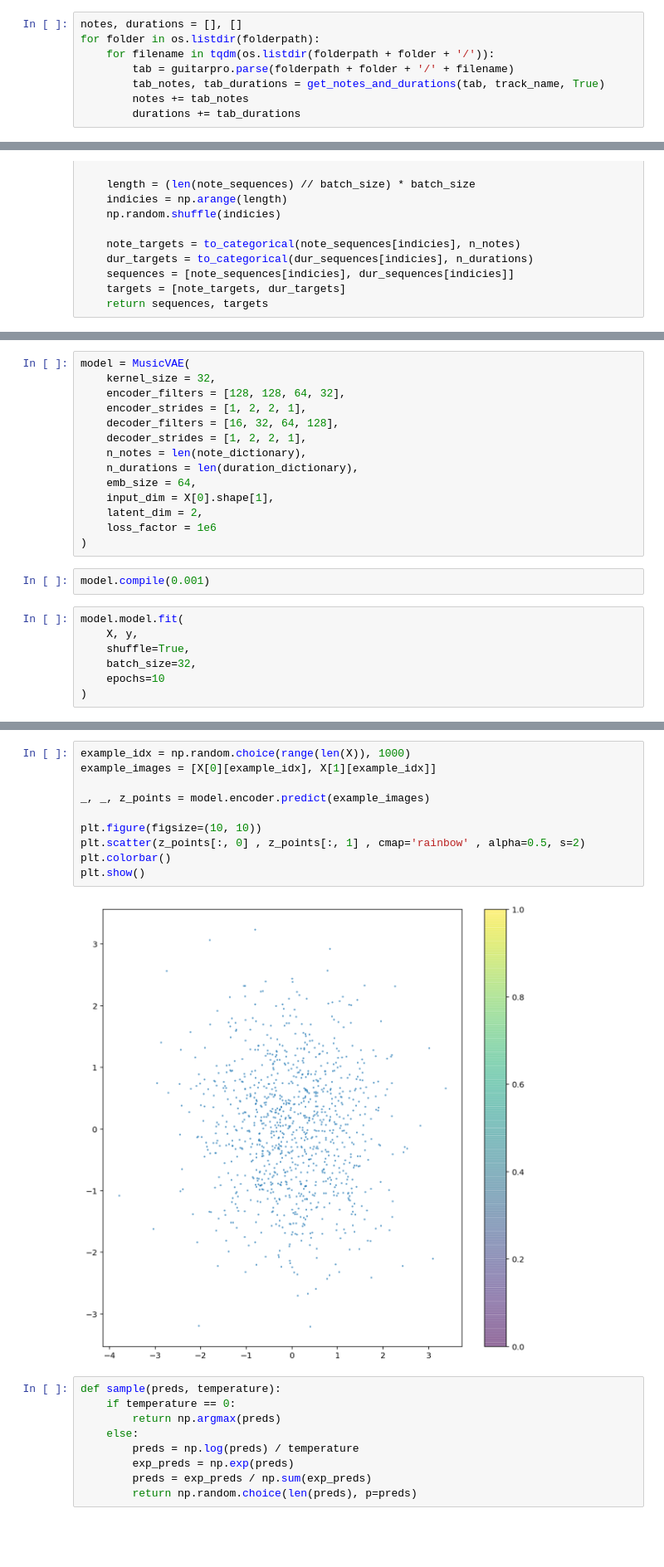
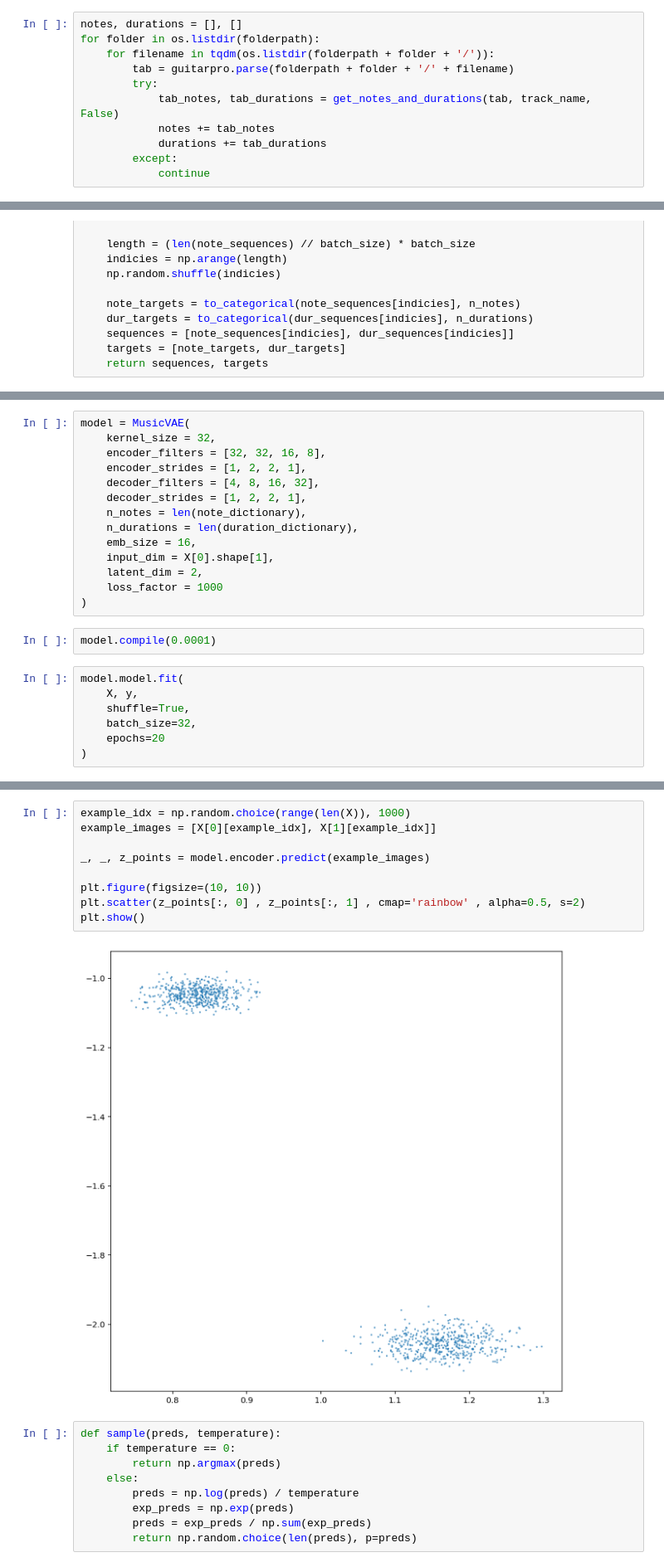
Before and after one commit to AlexBryl27/drum-generator, a Jupyter notebook: vae.ipynb, the cells around one changed output, grey strips where cells are left out. Shown at 83% size. Cells and saved outputs as stored; diff of their text form; blank space fills up the shorter version.

Commit message:
fix loss factor

```diff
--- a/vae.ipynb
+++ b/vae.ipynb
@@ -17,9 +17,12 @@ notes, durations = [], []
 for folder in os.listdir(folderpath):
     for filename in tqdm(os.listdir(folderpath + folder + '/')):
         tab = guitarpro.parse(folderpath + folder + '/' + filename)
-        tab_notes, tab_durations = get_notes_and_durations(tab, track_name, True)
-        notes += tab_notes
-        durations += tab_durations
+        try:
+            tab_notes, tab_durations = get_notes_and_durations(tab, track_name, False)
+            notes += tab_notes
+            durations += tab_durations
+        except:
+            continue
 # %%
 note_dictionary = {note: i for i, note in enumerate(set(notes))}
 inv_note_dictionary = {i: note for note, i in note_dictionary.items()}
@@ -67,24 +70,24 @@ y[0].shape
 # %%
 model = MusicVAE(
     kernel_size = 32,
-    encoder_filters = [128, 128, 64, 32],
+    encoder_filters = [32, 32, 16, 8],
     encoder_strides = [1, 2, 2, 1],
-    decoder_filters = [16, 32, 64, 128],
+    decoder_filters = [4, 8, 16, 32],
     decoder_strides = [1, 2, 2, 1],
     n_notes = len(note_dictionary),
     n_durations = len(duration_dictionary),
-    emb_size = 64,
+    emb_size = 16,
     input_dim = X[0].shape[1],
     latent_dim = 2,
-    loss_factor = 1e6
+    loss_factor = 1000
 )
 # %%
-model.compile(0.001)
+model.compile(0.0001)
 # %%
 model.model.fit(
     X, y,
     shuffle=True,
     batch_size=32,
-    epochs=10
+    epochs=20
 )
 # %% [output]
@@ -112,15 +112,14 @@ Epoch 10/10
 # %%
 example_idx = np.random.choice(range(len(X)), 1000)
 example_images = [X[0][example_idx], X[1][example_idx]]
 
 _, _, z_points = model.encoder.predict(example_images)
 
 plt.figure(figsize=(10, 10))
 plt.scatter(z_points[:, 0] , z_points[:, 1] , cmap='rainbow' , alpha=0.5, s=2)
-plt.colorbar()
 plt.show()
 # %% [output]
-[figure, old version]
+[figure, new version]
 # %%
 def sample(preds, temperature):
     if temperature == 0:
```
Also changed, not shown: parts of 7 cells of this notebook, 2 other files.
